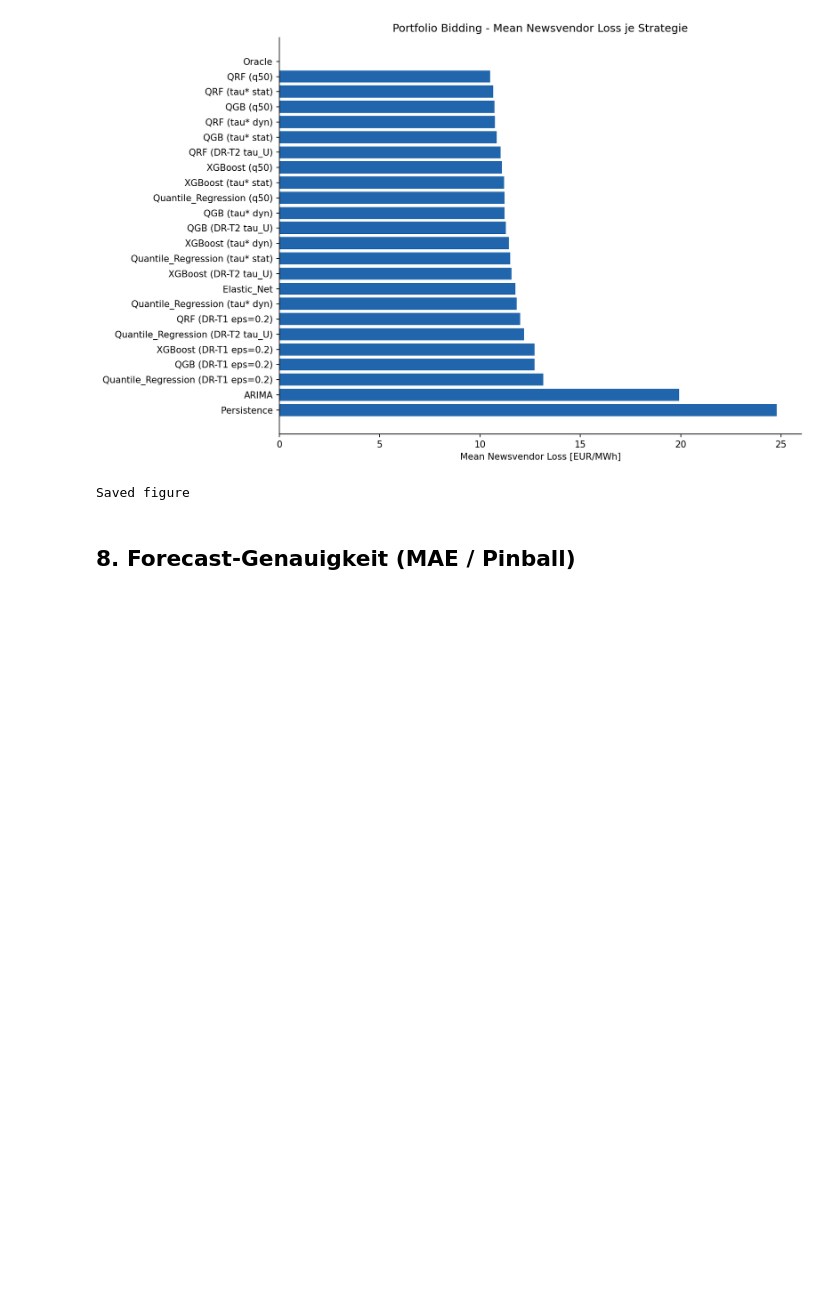
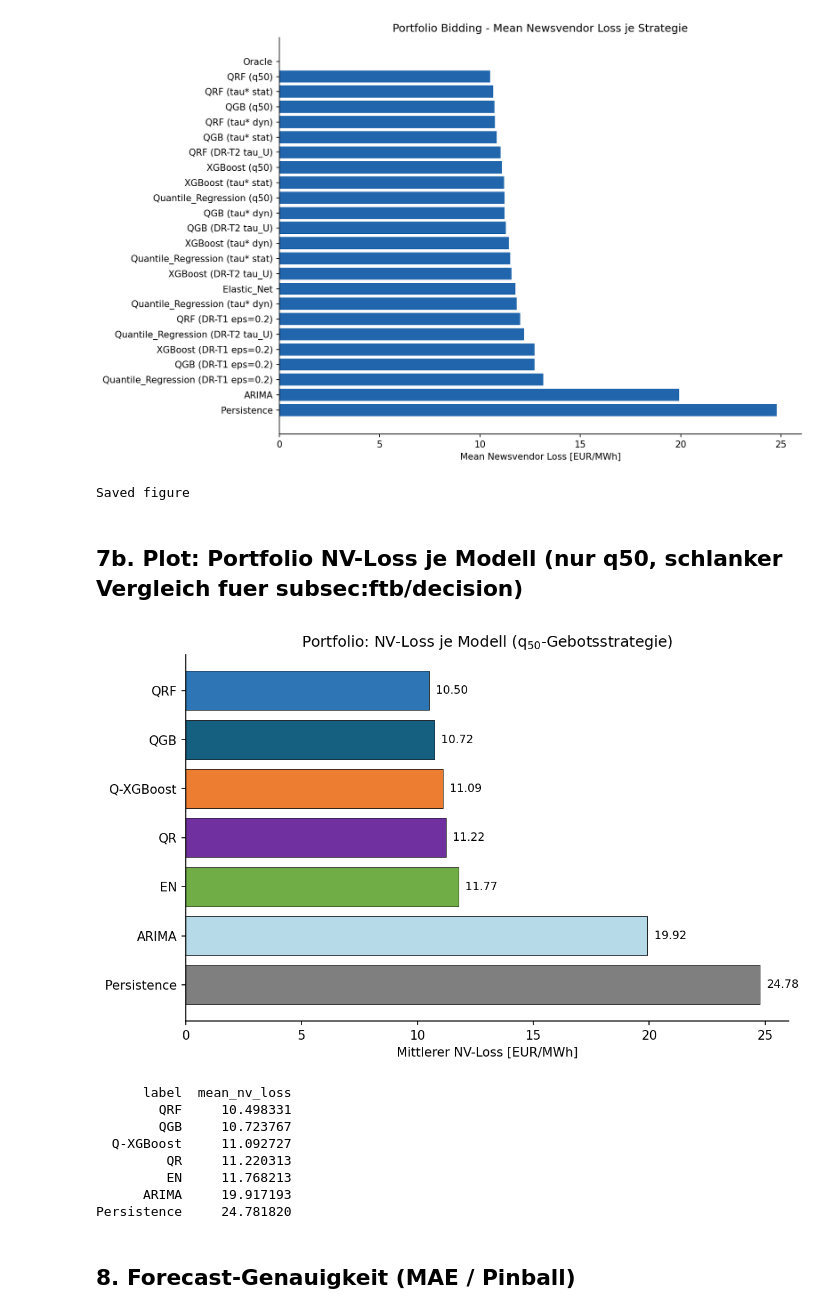
Before and after one commit to noahweis-uni/wind_bidding_project, a Jupyter notebook: notebooks/04_bidding_evaluation.ipynb, the cells around one changed output. Drawn from its saved outputs; the diff is of its cells as text; code cells hidden in the pictures; blank space fills up the shorter version.

Commit message:
added/ updated plots

```diff
--- a/notebooks/04_bidding_evaluation.ipynb
+++ b/notebooks/04_bidding_evaluation.ipynb
@@ -247,6 +247,38 @@ print("Saved figure")
 # %% [output]
 [figure]
 Saved figure
+# %% [markdown]
+## 7b. Plot: Portfolio NV-Loss je Modell (nur q50, schlanker Vergleich fuer subsec:ftb/decision)
+# %%
+q50_labels = {
+    "Persistence": "Persistence", "ARIMA": "ARIMA", "Elastic_Net": "EN",
+    "QGB (q50)": "QGB", "QRF (q50)": "QRF", "XGBoost (q50)": "Q-XGBoost",
+    "Quantile_Regression (q50)": "QR",
+}
+port_q50 = results_df[(results_df["scenario"] == "Portfolio") & (results_df["model"].isin(q50_labels.keys()))].copy()
+port_q50["label"] = port_q50["model"].map(q50_labels)
+port_q50 = port_q50.sort_values("mean_nv_loss")
+
+fig, ax = plt.subplots(figsize=(8, 5))
+colors = [get_model_color(m) for m in port_q50["label"]]
+ax.barh(port_q50["label"], port_q50["mean_nv_loss"], color=colors, edgecolor="black", linewidth=0.4)
+for i, (lbl, v) in enumerate(zip(port_q50["label"], port_q50["mean_nv_loss"])):
+    ax.text(v + 0.3, i, f"{v:.2f}", va="center", fontsize=9)
+ax.set_xlabel("Mittlerer NV-Loss [EUR/MWh]")
+ax.set_title("Portfolio: NV-Loss je Modell (q$_{50}$-Gebotsstrategie)")
+ax.invert_yaxis()
+plt.tight_layout(); plt.savefig(FIGURES_DIR / "portfolio_q50_by_model.png", dpi=150); plt.show()
+print(port_q50[["label", "mean_nv_loss"]].to_string(index=False))
+# %% [output]
+[figure, added]
+      label  mean_nv_loss
+        QRF     10.498331
+        QGB     10.723767
+  Q-XGBoost     11.092727
+         QR     11.220313
+         EN     11.768213
+      ARIMA     19.917193
+Persistence     24.781820
 # %% [markdown]
 ## 8. Forecast-Genauigkeit (MAE / Pinball)
 # %%
```
Also changed, not shown: parts of 3 cells of this notebook, 16 other files.
